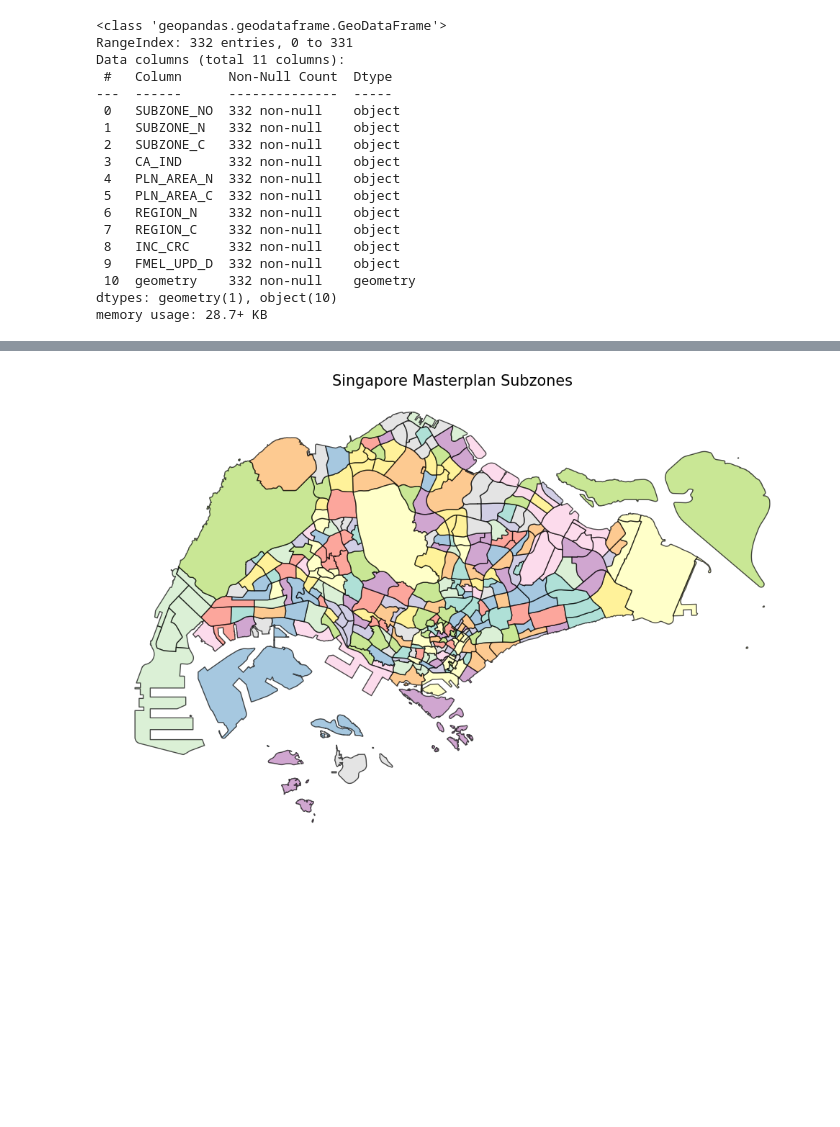
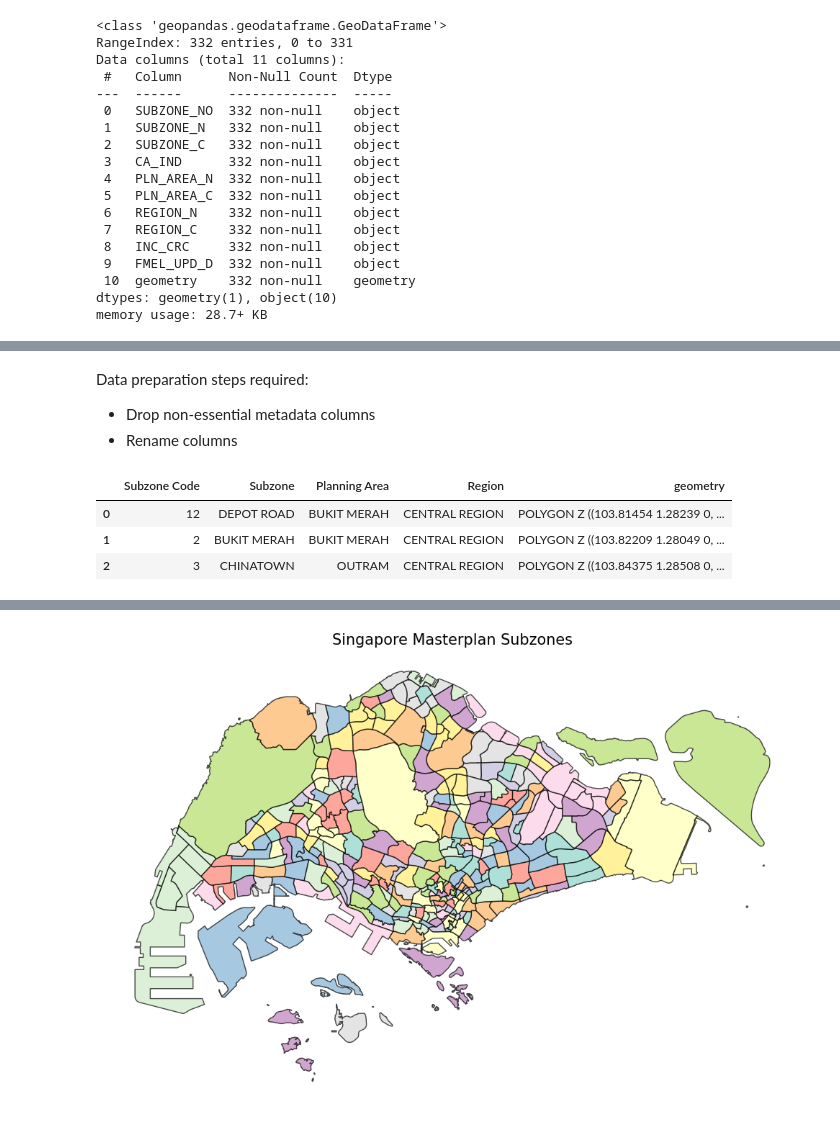
Before and after one commit to xunchiasg/SG_Census_Map, a Jupyter notebook: SG_Census.ipynb, the cells around one changed output, grey strips where cells are left out. Cells and saved outputs as stored; diff of their text form; code cells hidden in the pictures; blank space fills up the shorter version.

Commit message:
Updated gdf clean steps

```diff
--- a/SG_Census.ipynb
+++ b/SG_Census.ipynb
@@ -262,0 +264,24 @@ memory usage: 28.7+ KB
+# %% [markdown]
+Data preparation steps required:
+
+- Drop non-essential metadata columns
+- Rename columns
+# %%
+#Drop non-essential columns
+gdf.drop(columns=['SUBZONE_C', 'CA_IND', 'PLN_AREA_C', 'REGION_C', 'INC_CRC', 'FMEL_UPD_D'], inplace=True)
+
+#Rename columns
+#Note 'geomtery' cannot be renamed as it is a special column in GeoDataFrame
+gdf.rename(columns={
+    'SUBZONE_NO': 'Subzone Code',
+    'SUBZONE_N': 'Subzone',
+    'PLN_AREA_N': 'Planning Area',
+    'REGION_N': 'Region',
+}, inplace=True)
+
+gdf.head(3)
+# %% [output]
+|  | Subzone Code | Subzone | Planning Area | Region | geometry |
+| 0 | 12 | DEPOT ROAD | BUKIT MERAH | CENTRAL REGION | POLYGON Z ((103.81454 1.28239 0, ... |
+| 1 | 2 | BUKIT MERAH | BUKIT MERAH | CENTRAL REGION | POLYGON Z ((103.82209 1.28049 0, ... |
+| 2 | 3 | CHINATOWN | OUTRAM | CENTRAL REGION | POLYGON Z ((103.84375 1.28508 0, ... |
```
Also changed, not shown: parts of 11 cells of this notebook, 1 other file.
